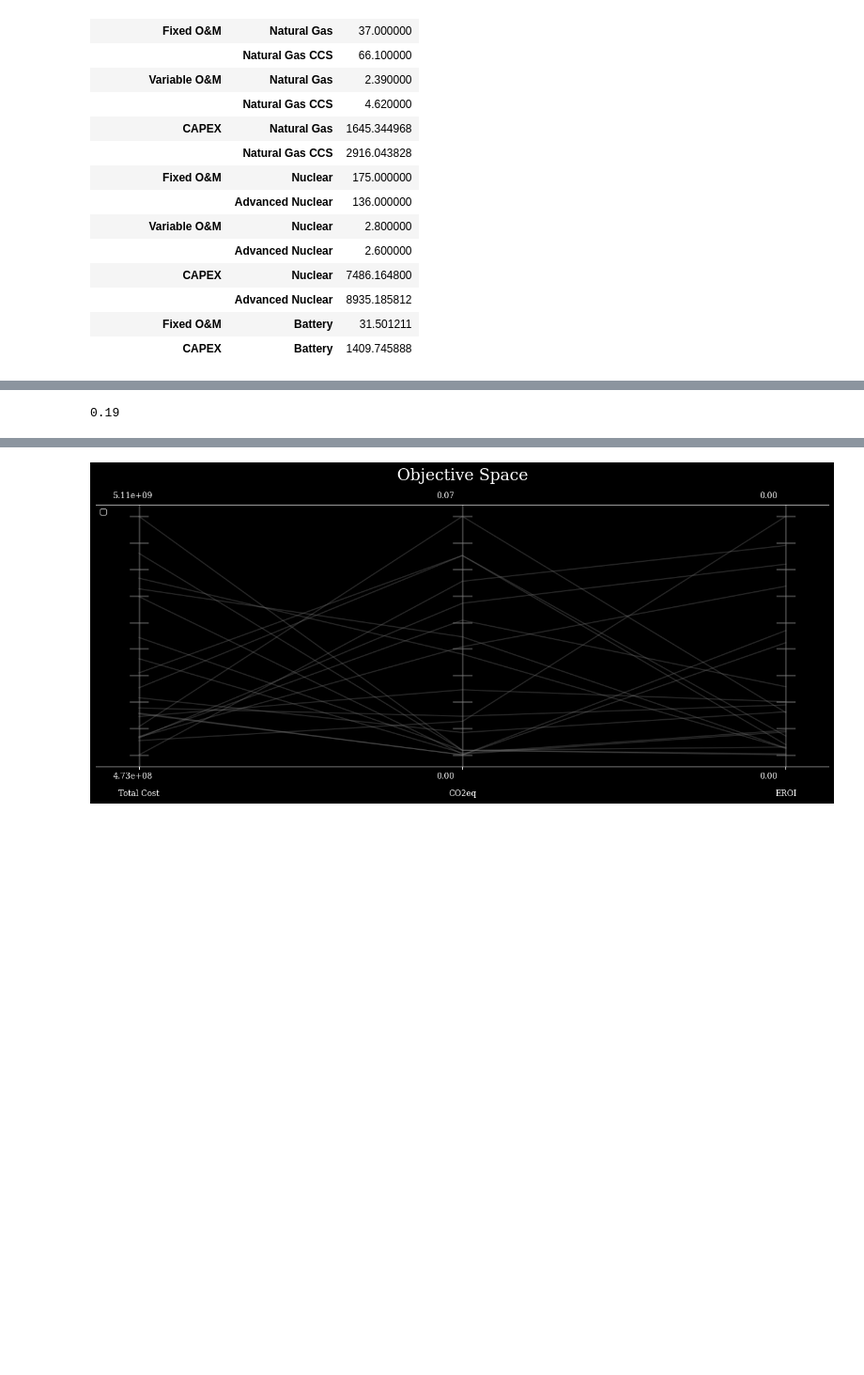
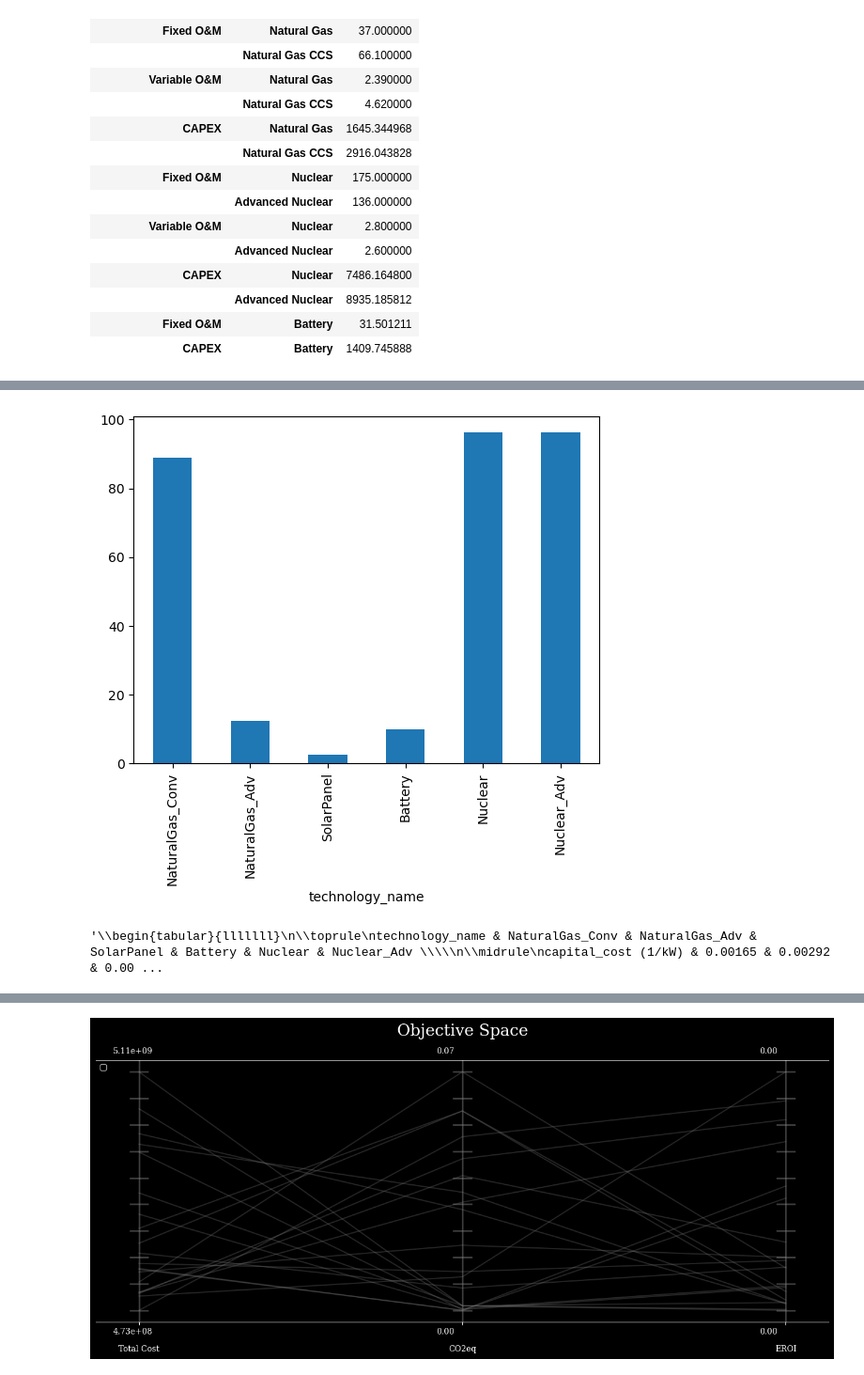
Before and after one commit to arfc/2025-dotson-dissertation, a Jupyter notebook: analysis/scripts/05-examples-scripts/datacenter_example.ipynb, the cells around one changed output, grey strips where cells are left out. Shown at 94% size. Cells and saved outputs as stored; diff of their text form; code cells hidden in the pictures; blank space fills up the shorter version.

```diff
--- a/analysis/scripts/05-examples-scripts/datacenter_example.ipynb
+++ b/analysis/scripts/05-examples-scripts/datacenter_example.ipynb
@@ -149,11 +165,15 @@ natural_gas_adv.om_cost_fixed = cost_df.at[('Fixed O&M','Natural Gas CCS'), 'val
 natural_gas_adv.eroi = eroi_df.at['Natural Gas (CCGT & CCS)', 'EROIstd'] # from Walmsley et al.
 # %%
 # utility scale solar, with good insolation, middling estimate
-solar.capital_cost = cost_df.at[('CAPEX','UtilityPV'), 'value']/kW
+solar.capital_cost = cost_df.at[('CAPEX','UtilityPV'), 'value']/kW / 1e6
 solar.eroi = eroi_df.at['Solar PV (Mono-Si, SE-med)', 'EROIstd'] # from Walmsley et al. 2018
-solar.om_cost_fixed = cost_df.at[('Fixed O&M','UtilityPV'), 'value']/kW
+solar.om_cost_fixed = cost_df.at[('Fixed O&M','UtilityPV'), 'value']/kW / 1e6
+solar.co2_rate = 0*(megatonnes/(MW*hour))
+solar.fuel_cost = 0/(MW*hour)
 # %%
-battery.capital_cost = cost_df.at[('CAPEX','Battery'), 'value'] / kW
-battery.om_cost_fixed = cost_df.at[('Fixed O&M','Natural Gas'), 'value']/ kW
+battery.capital_cost = cost_df.at[('CAPEX','Battery'), 'value'] / kW / 1e6
+battery.om_cost_fixed = cost_df.at[('Fixed O&M','Natural Gas'), 'value']/ kW / 1e6
 battery.eroi = 10  # actually an 'ESOI,' from Barnhart and Benson 2013
+battery.co2_rate = 0*(megatonnes/(MW*hour))
+battery.fuel_cost = 0/(MW*hour)
 # %%
@@ -169,2 +191,4 @@ nuclear_smr.eroi = eroi_df.at['Nuclear (100% centrifuge)', 'EROIstd']
 # %%
 tech_list = [natural_gas, natural_gas_adv, solar, battery, nuclear_ap1000, nuclear_smr]
+# %%
+tech_data_df = technology_dataframe(tech_list, cast_to_string=True).T.iloc[[13,14,15,16, 17, 21, ],:]
@@ -171,3 +205,15 @@ tech_list = [natural_gas, natural_gas_adv, solar, battery, nuclear_ap1000, nucle
+# %%
+
+for column in tech_data_df.T:
+
+ax = tech_data_df.T['eroi'].plot(kind='bar')
+# ax.set_yscale('log')
+# %% [output]
+[figure, added]
+# %%
+tech_data_df.style.format(precision=2).to_latex(hrules=True)
+# %% [output]
+'\\begin{tabular}{lllllll}\n\\toprule\ntechnology_name & NaturalGas_Conv & NaturalGas_Adv & SolarPanel & Battery & Nuclear & Nuclear_Adv \\\\\n\\midrule\ncapital_cost (1/kW) & 0.00165 & 0.00292 & 0.00 ...
 # %%
 def eroi_objective(technology_list, solved_dispatch_model):
     """
@@ -177,10 +223,6 @@ def eroi_objective(technology_list, solved_dispatch_model):
     weighted_eroi = np.array([t.capacity.to_value() * t.eroi for t in technology_list]).sum()
     obj_value = 1/weighted_eroi
     return obj_value
-# %%
-solar.capacity_credit
-# %% [output]
-0.19
 # %%
 problem = CapacityExpansion(technology_list=tech_list,
                             demand=demand,
```
Also changed, not shown: parts of 29 cells of this notebook, 7 other files.
